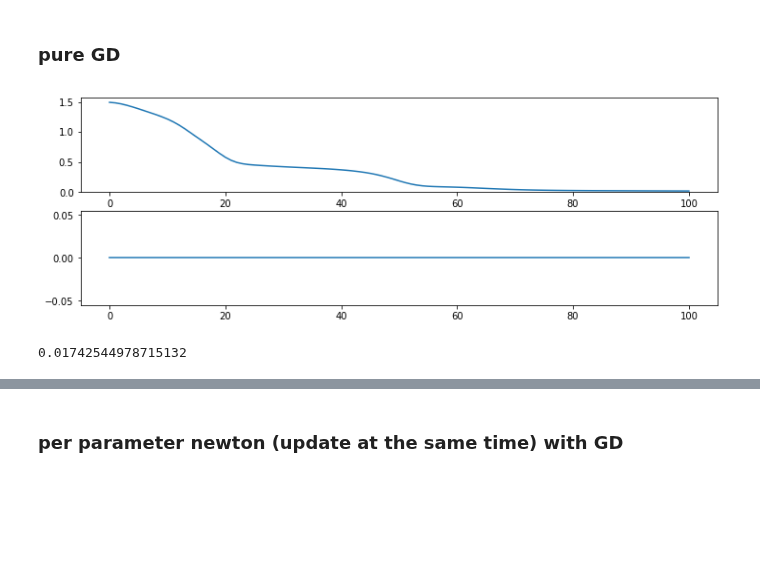
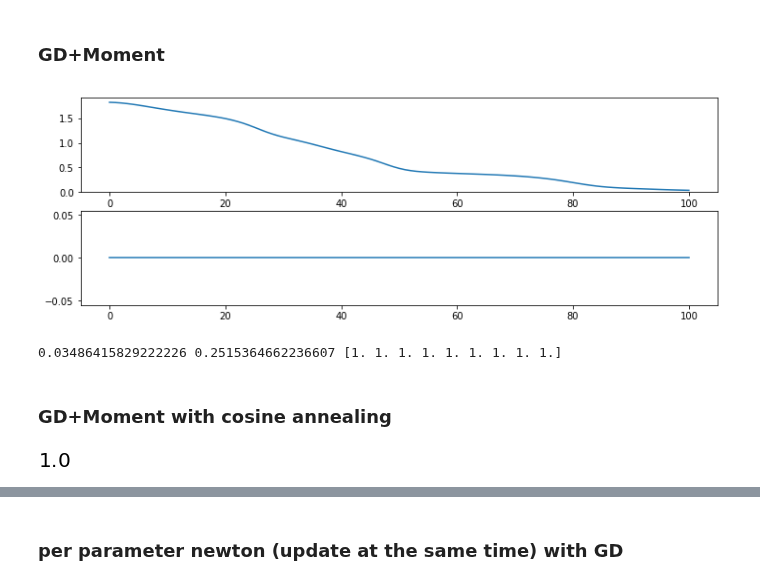
Before and after one commit to mammalwong/ml-study, a Jupyter notebook: newton-optimizer.ipynb, the cells around one changed output, grey strips where cells are left out. Cells and saved outputs as stored; diff of their text form; code cells hidden in the pictures; blank space fills up the shorter version.

```diff
--- a/newton-optimizer.ipynb
+++ b/newton-optimizer.ipynb
@@ -35,5 +35,5 @@ curvs = [lambdify(tuple(Theta), curv) for curv in curvs]
 # %% [markdown]
-### pure GD
+### GD+Moment
 # %%
 para = np.random.randn(len(Theta)) * (2/len(x))
 cost_hist = [cost(*para)]
@@ -59,7 +59,13 @@ plt.ylim((0, None))
 plt.subplot(2,1,2)
 plt.plot(cost_lowests)
 plt.show()
-print(cost_new)
+print(cost_new, sum(grad(*para)**2 for grad in grads), np.sign([curv(*para) for curv in curvs]))
 # %% [output]
-[figure, old version]
+[figure, new version]
-0.01742544978715132
+0.03486415829222226 0.2515364662236607 [1. 1. 1. 1. 1. 1. 1. 1. 1.]
+# %% [markdown]
+### GD+Moment with cosine annealing
+# %%
+np.cos(0)
+# %% [output]
+[figure, added]
```
Also changed, not shown: parts of 16 cells of this notebook, 2 other files.
